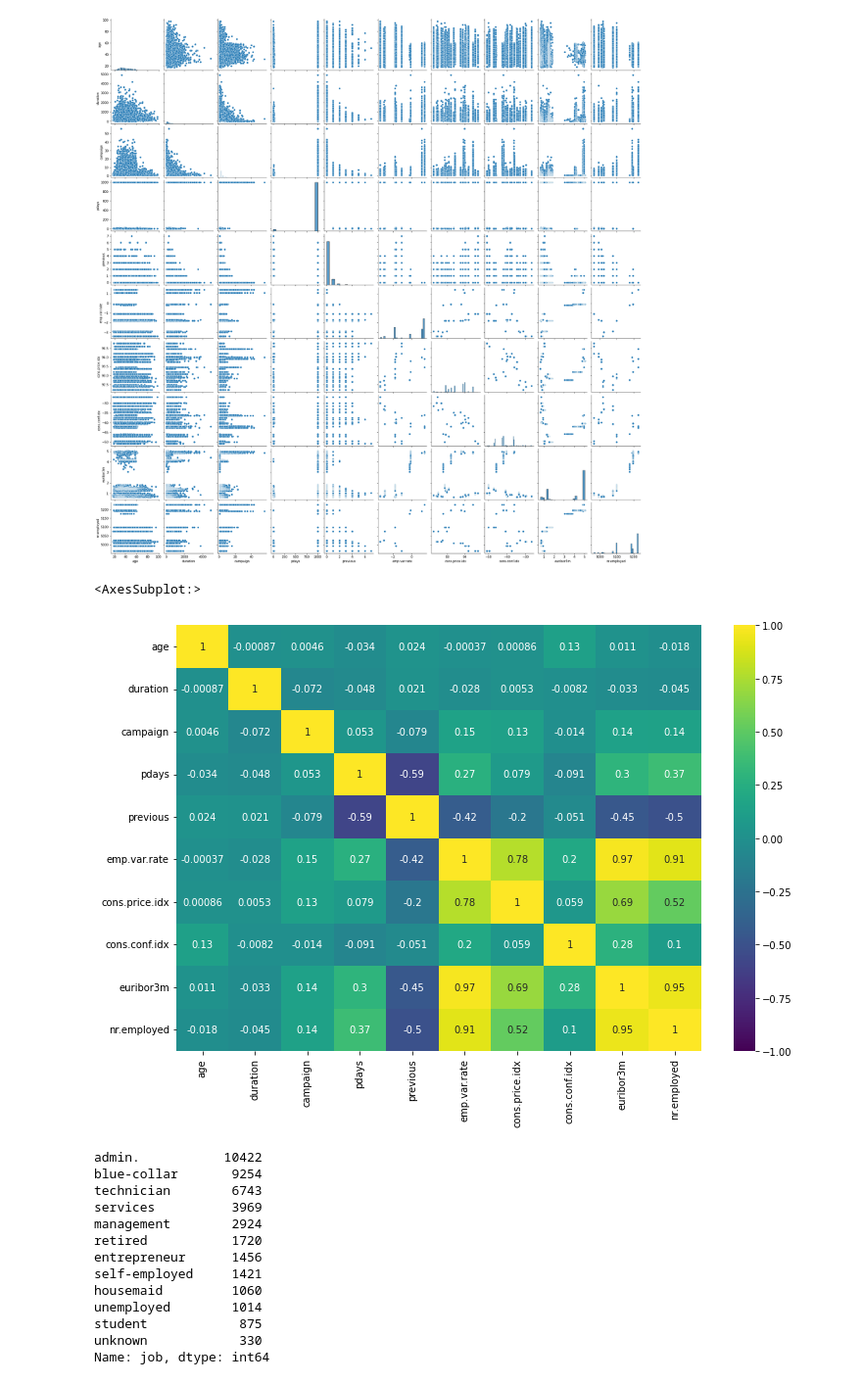
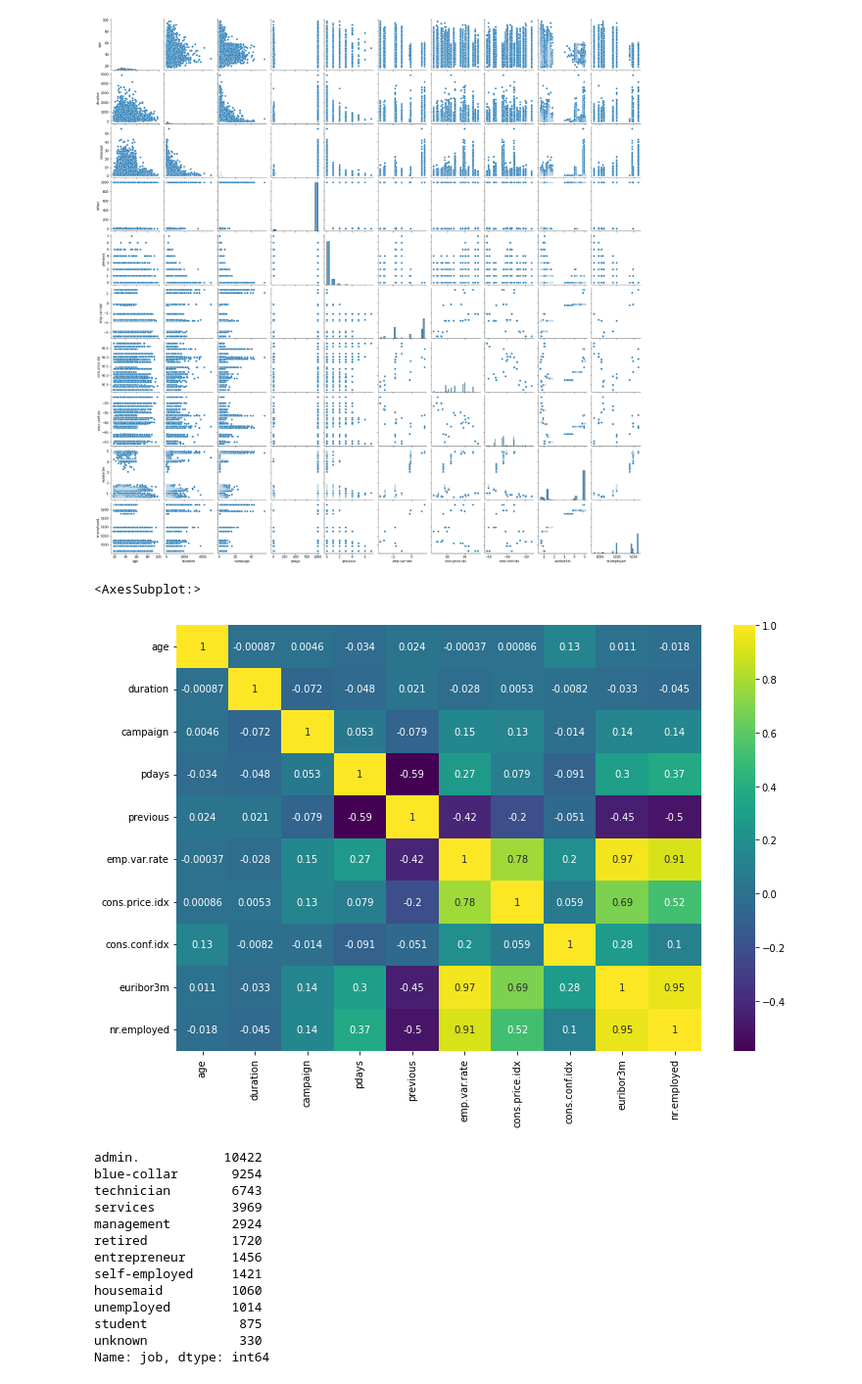
Before and after one commit to AlinaMendez/ML-op, a Jupyter notebook: src/explore.ipynb, the cells around one changed output. Shown at 98% size. Drawn from its saved outputs; the diff is of its cells as text; code cells hidden in the pictures.

```diff
--- a/src/explore.ipynb
+++ b/src/explore.ipynb
@@ -112,10 +116,11 @@ sns.pairplot(data=df_raw)
 [figure]
 # %%
 plt.figure(figsize=(12, 8))
-sns.heatmap(df_raw.corr(), annot=True,cmap='viridis', vmax=1, vmin=-1, center=0)
+sns.heatmap(df_raw.corr(), annot=True,cmap='viridis')
+#sns.heatmap(df_raw.corr(), annot=True,cmap='viridis', vmax=1, vmin=-1, center=0)
 # %% [output]
 <AxesSubplot:>
-[figure, old version]
+[figure, new version]
 # %%
 df_raw['job'].value_counts()
 # %% [output]
```
Also changed, not shown: parts of 30 cells of this notebook.
